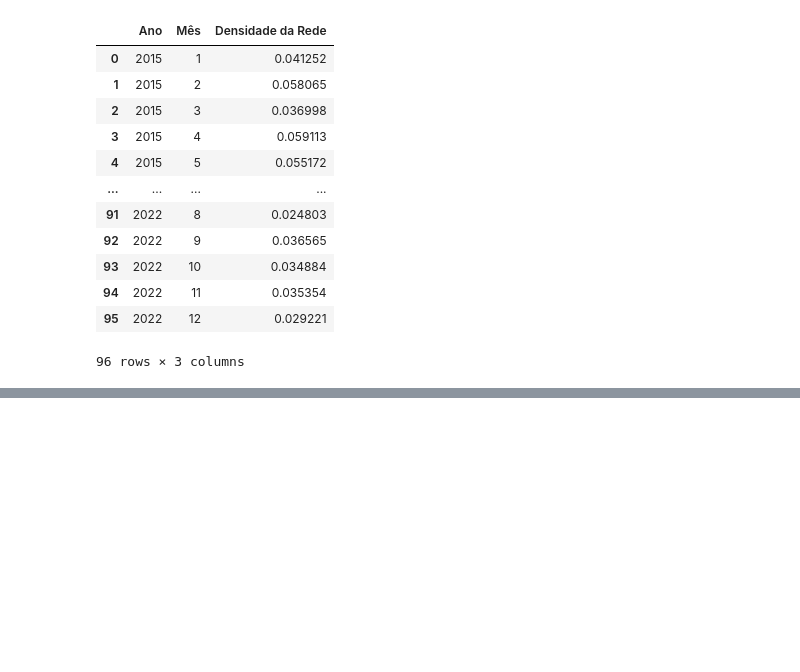
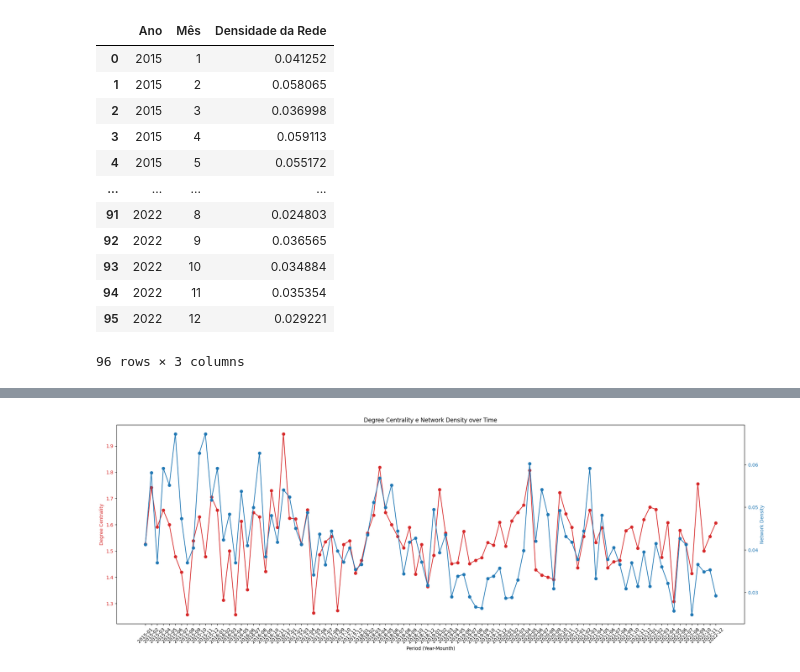
Before and after one commit to mattfeg/pesquisa-gerotec, a Jupyter notebook: src/rede.ipynb, the cells around one changed output, grey strips where cells are left out. Cells and saved outputs as stored; diff of their text form; code cells hidden in the pictures; blank space fills up the shorter version.

```diff
--- a/src/rede.ipynb
+++ b/src/rede.ipynb
@@ -188,0 +220,22 @@ df_densidade
+# %%
+fig, ax1 = plt.subplots(figsize=(20, 7))
+
+color = 'tab:red'
+ax1.set_xlabel('Period (Year-Mounth)')
+ax1.set_ylabel('Degree Centrality', color=color)
+ax1.plot(range(len(df_centralidade_media2)), df_centralidade_media2['Centralidade Média'], marker='o', linestyle='-', color=color)
+ax1.tick_params(axis='y', labelcolor=color)
+ax1.set_xticks(range(len(df_centralidade_media2)))
+ax1.set_xticklabels([f"{ano}-{mes:02d}" for ano, mes in zip(df_centralidade_media2['Ano'], df_centralidade_media2['Mês'])], rotation=45)
+
+ax2 = ax1.twinx()  # Inicia o segundo eixo que compartilha o mesmo eixo x
+color = 'tab:blue'
+ax2.set_ylabel('Network Density', color=color)  # we already handled the x-label with ax1
+ax2.plot(range(len(df_densidade)), df_densidade['Densidade da Rede'], marker='o', linestyle='-', color=color)
+ax2.tick_params(axis='y', labelcolor=color)
+
+fig.tight_layout()  # Para garantir que o layout não sobreponha elementos
+plt.title('Degree Centrality e Network Density over Time')
+plt.show()
+# %% [output]
+[figure, added]
```
Also changed, not shown: parts of 9 cells of this notebook, 5 other files.
